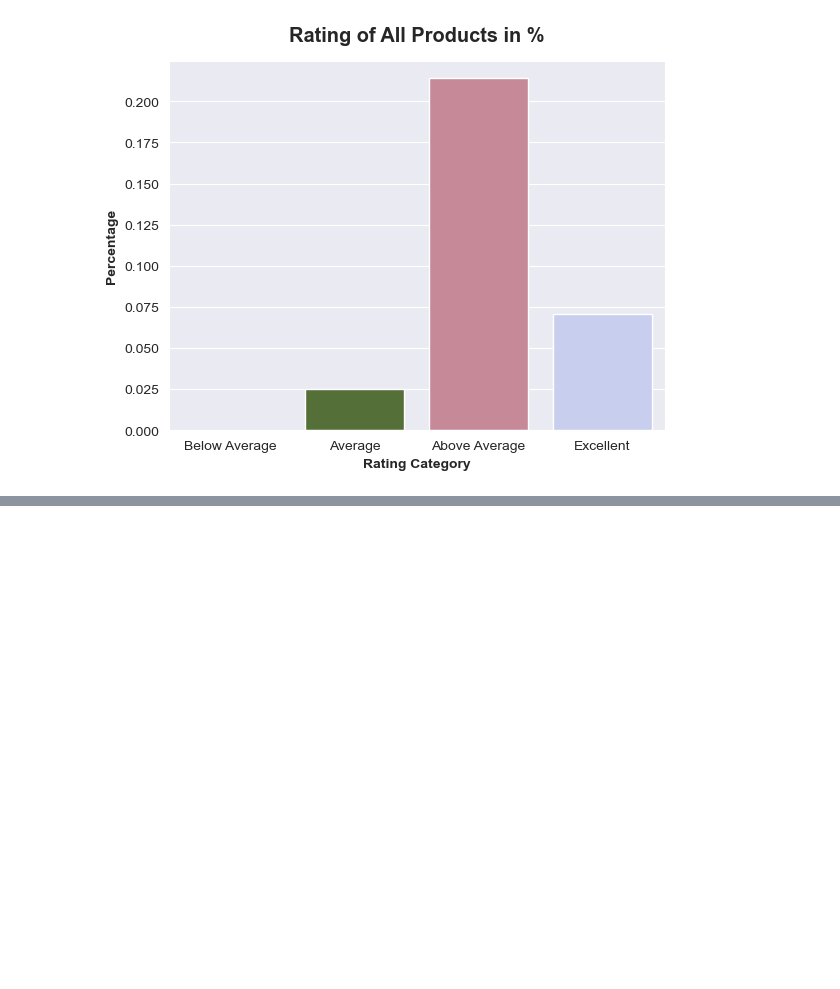
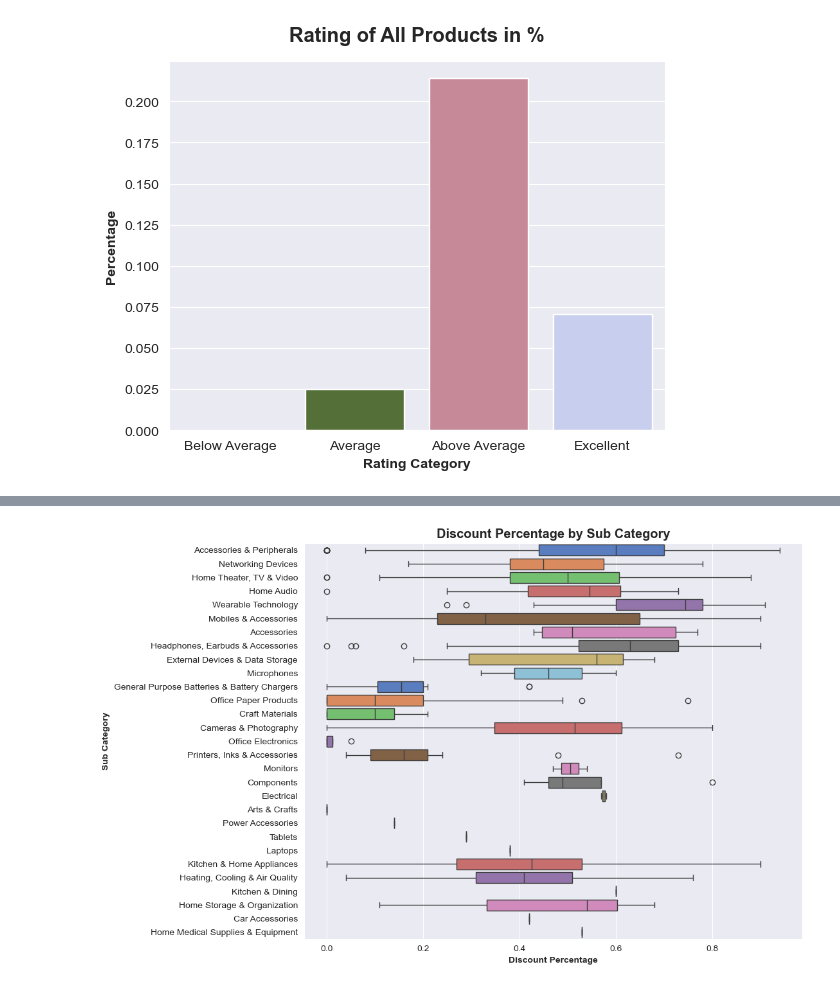
Before and after one commit to Seyone68/Amazon-Sales---Sentiment-Analysis, a Jupyter notebook: app/sales_eda.ipynb, the cells around one changed output, grey strips where cells are left out. Saved outputs shown, nothing was run; the diff lists cells and outputs as text; code cells hidden in the pictures; blank space fills up the shorter version.

```diff
--- a/app/sales_eda.ipynb
+++ b/app/sales_eda.ipynb
@@ -660,0 +725,12 @@ rating_piv
+# %%
+# Discount Range by Product Sub Category
+fig, ax = plt.subplots(1, 1, figsize=(10, 8))
+
+sns.boxplot(ax=ax, y='category_2', x='discount_percentage', data=df1, palette='muted')
+ax.set_title('Discount Percentage by Sub Category', fontweight='bold', size='x-large')
+ax.set_xlabel('Discount Percentage', fontweight='bold')
+ax.set_ylabel('Sub Category', fontweight='bold')
+
+plt.show()
+# %% [output]
+[figure, added]
```
Also changed, not shown: parts of 29 cells of this notebook.
